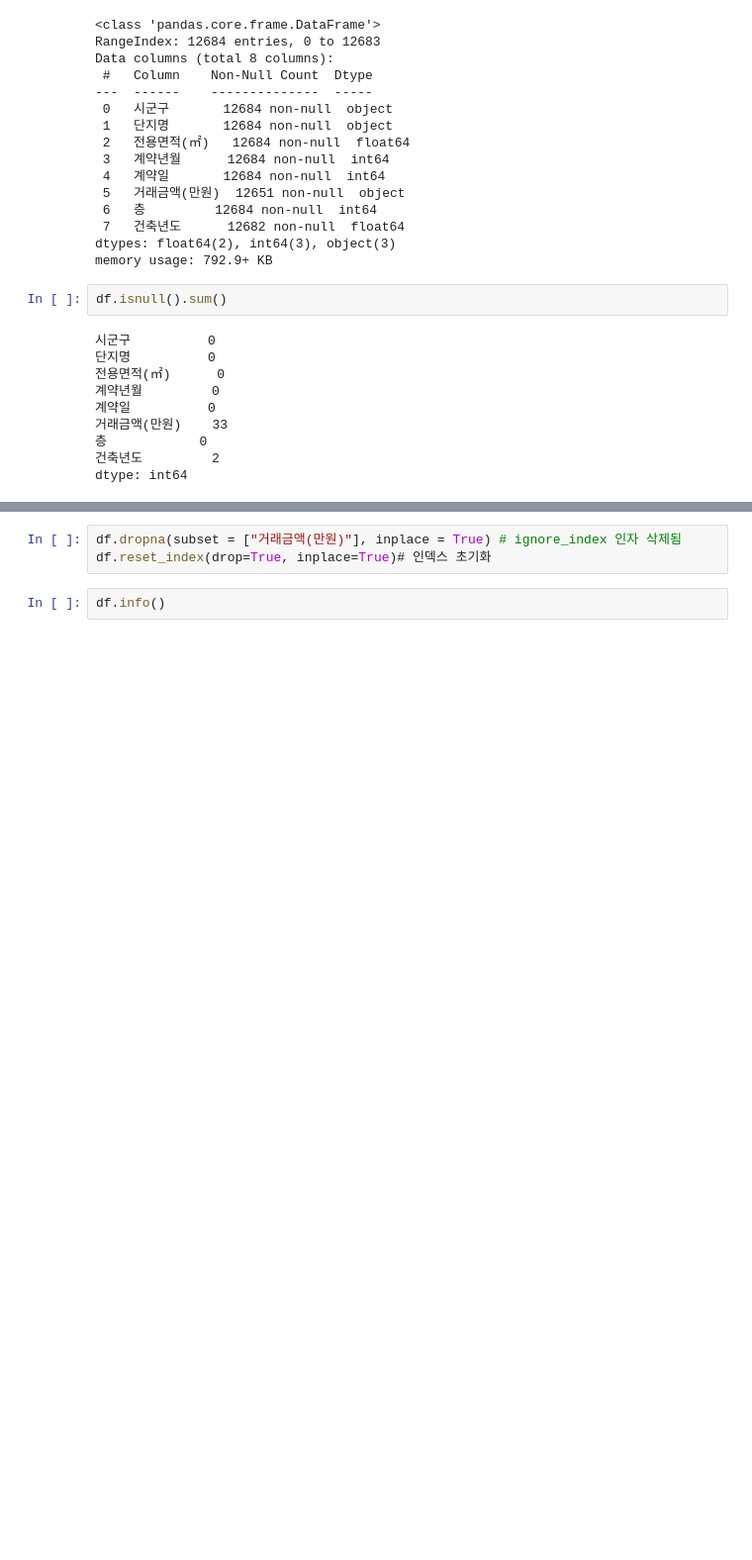
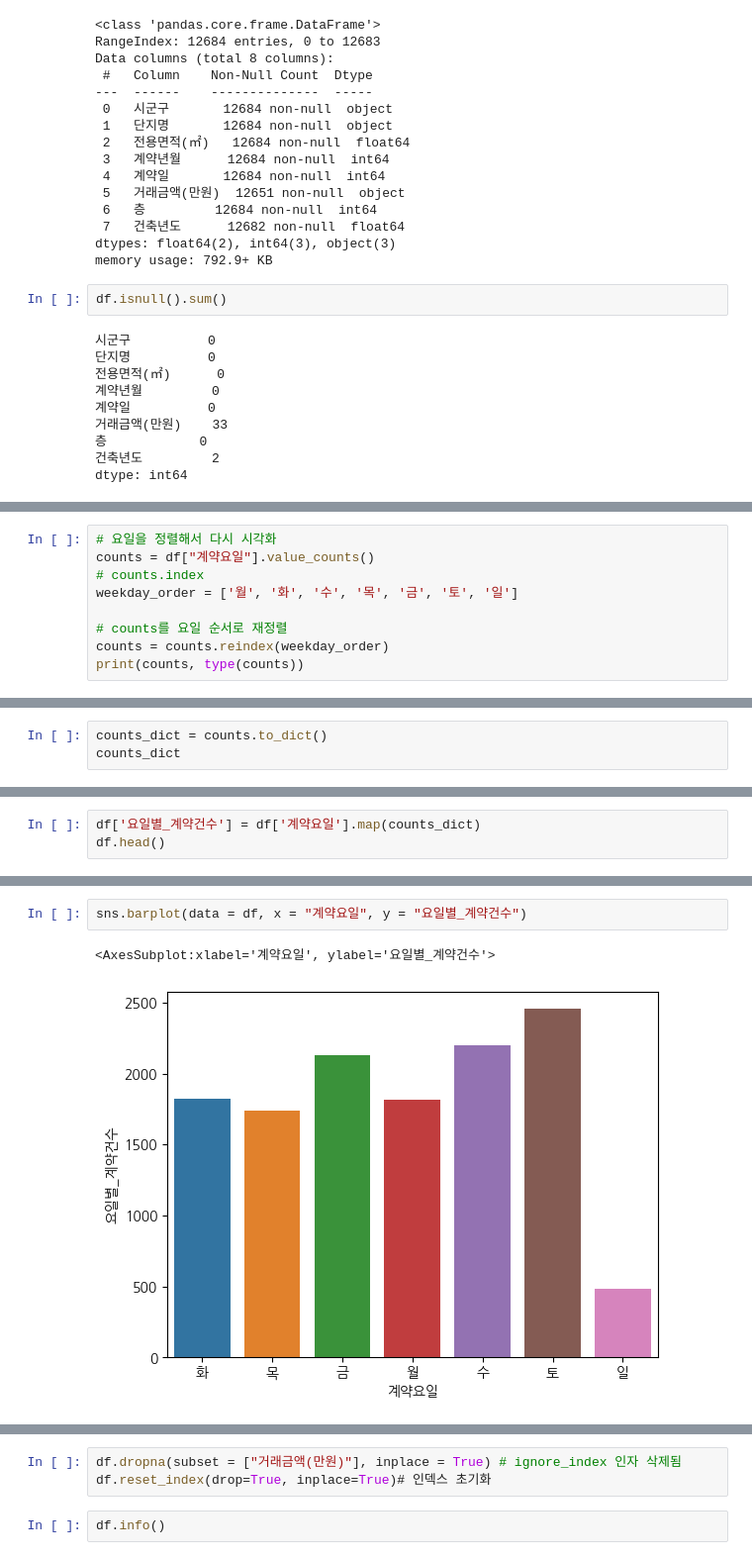
Before and after one commit to hyunyoungDA/nvidia-course, a Jupyter notebook: week1/day1/seoul_apartment_predict.ipynb, the cells around one changed output, grey strips where cells are left out. Shown: that part at 99% size. Drawn from its saved outputs; the diff is of its cells as text; blank space fills up the shorter version.

```diff
--- a/week1/day1/seoul_apartment_predict.ipynb
+++ b/week1/day1/seoul_apartment_predict.ipynb
@@ -149,0 +227,9 @@ df.head()
+# %%
+# 요일을 정렬해서 다시 시각화
+counts = df["계약요일"].value_counts()
+# counts.index
+weekday_order = ['월', '화', '수', '목', '금', '토', '일']
+
+# counts를 요일 순서로 재정렬
+counts = counts.reindex(weekday_order)
+print(counts, type(counts))
@@ -149,0 +245,3 @@ df.head()
+# %%
+counts_dict = counts.to_dict()
+counts_dict
@@ -149,0 +250,3 @@ df.head()
+# %%
+df['요일별_계약건수'] = df['계약요일'].map(counts_dict)
+df.head()
@@ -150,3 +261,8 @@ df.head()
+# %%
+sns.barplot(data = df, x = "계약요일", y = "요일별_계약건수")
+# %% [output]
+<AxesSubplot:xlabel='계약요일', ylabel='요일별_계약건수'>
+[figure, added]
 # %%
 df.isnull().sum()
 # %% [output]
```
Also changed, not shown: parts of 29 cells of this notebook, 3 other files.
